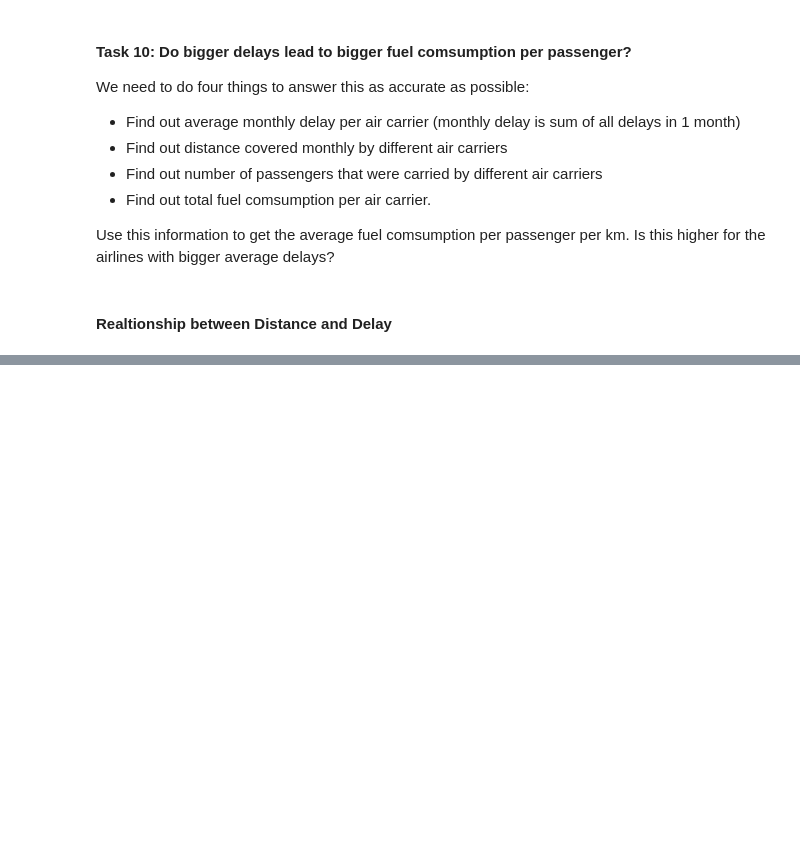
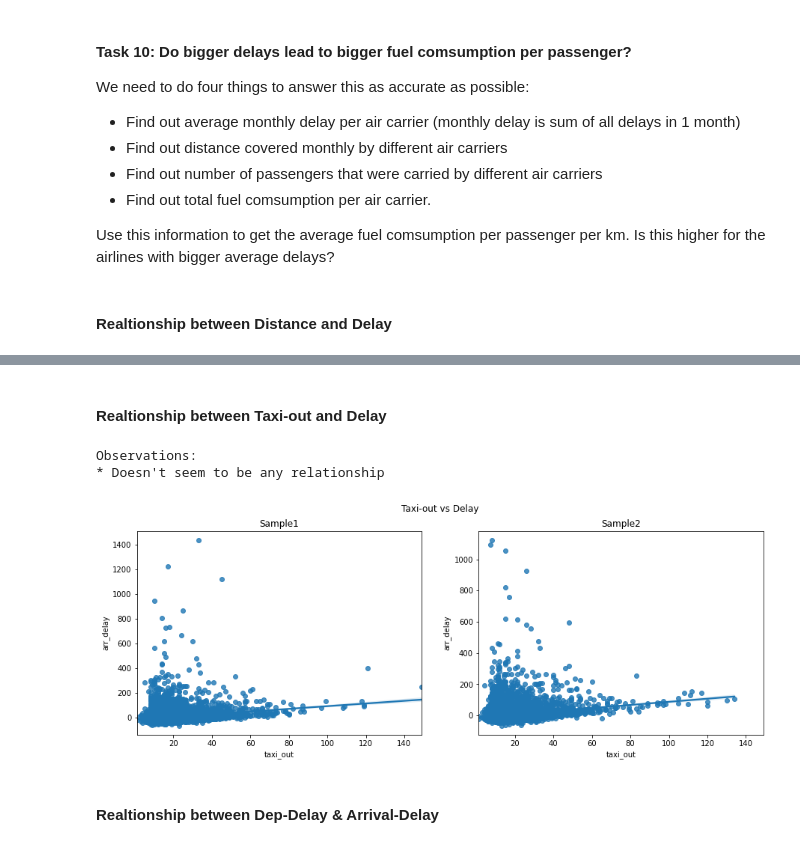
Before and after one commit to WongMatthew/LHL-Predicting-Flight-Patterns, a Jupyter notebook: Flight Prediction - master/exploratory_analysis.ipynb, the cells around one changed output, grey strips where cells are left out. Drawn from its saved outputs; the diff is of its cells as text; code cells hidden in the pictures; blank space fills up the shorter version.

```diff
--- a/Flight Prediction - master/exploratory_analysis.ipynb
+++ b/Flight Prediction - master/exploratory_analysis.ipynb
@@ -284,0 +283,26 @@ Observations:
+# %% [markdown]
+#### **Realtionship between Taxi-out and Delay**
+# %%
+#create charts
+fig, axes = plt.subplots(1, 2, sharex=True, figsize=(15,5))
+fig.suptitle('Taxi-out vs Delay')
+
+#sample1
+sns.regplot(x='taxi_out',y='arr_delay',data=sample1,ax=axes[0])
+axes[0].set_title('Sample1')
+
+#sample2
+sns.regplot(x='taxi_out',y='arr_delay',data=sample2,ax=axes[1])
+axes[1].set_title('Sample2')
+
+print(
+'''Observations:
+* Doesn't seem to be any relationship
+'''
+)
+# %% [output]
+Observations:
+* Doesn't seem to be any relationship
+[figure, added]
+# %% [markdown]
+#### **Realtionship between Dep-Delay & Arrival-Delay**
```
Also changed, not shown: parts of 13 cells of this notebook, 1 other file.
